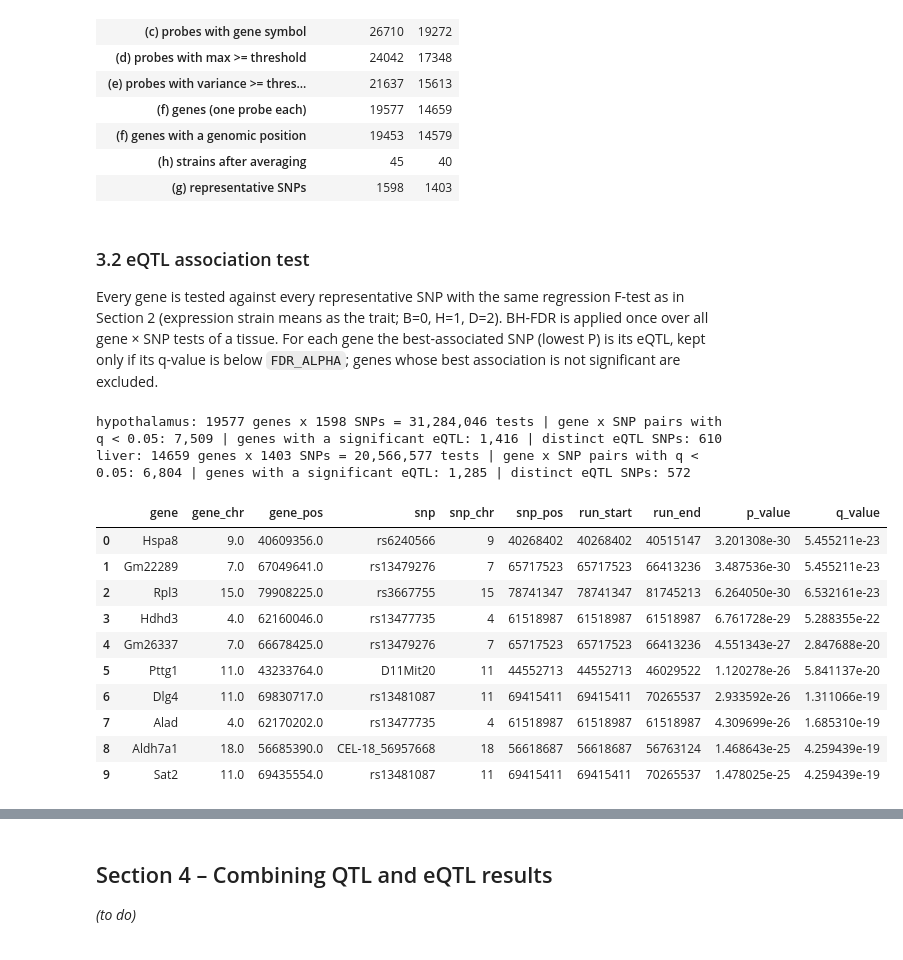
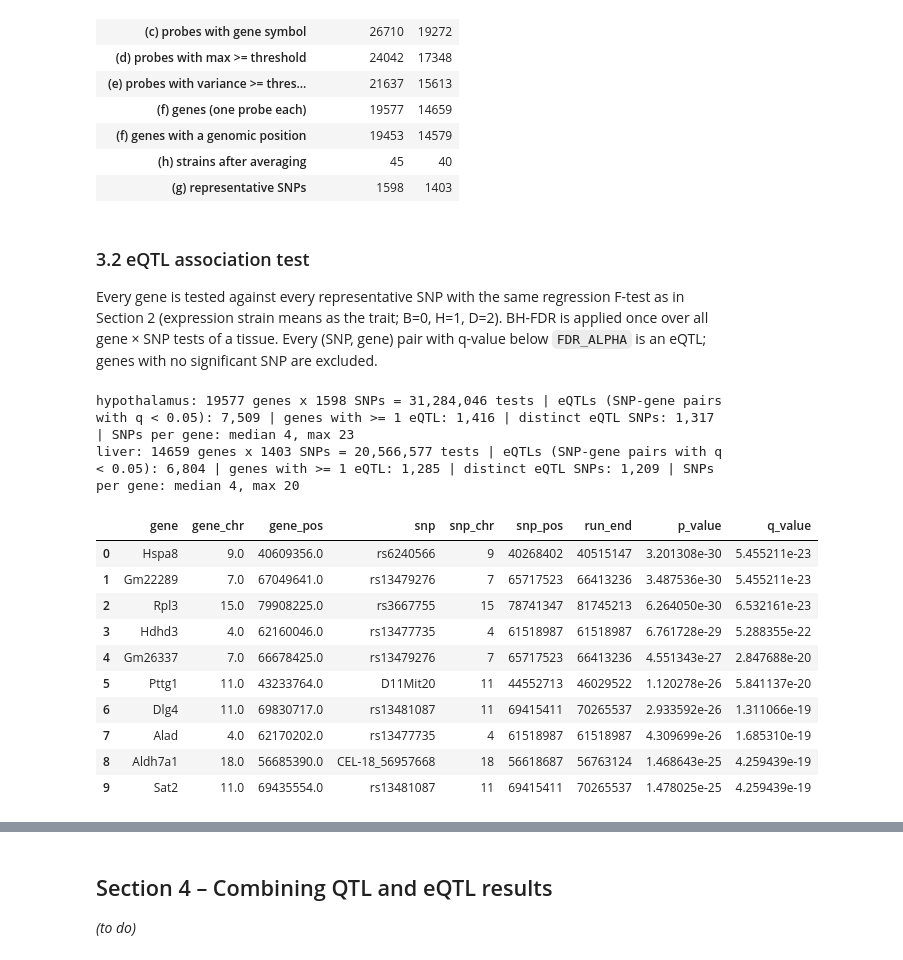
Before and after one commit to amit-sk/system-genetics-project, a Jupyter notebook: system_genetics_project.ipynb, the cells around one changed output, grey strips where cells are left out. Drawn from its saved outputs; the diff is of its cells as text; code cells hidden in the pictures.

```diff
--- a/system_genetics_project.ipynb
+++ b/system_genetics_project.ipynb
@@ -387,7 +387,7 @@ def average_per_strain(expression, strain_per_array):
 def representative_snps(strains):
     """(g) Genotypes restricted to `strains` (genome order). Consecutive SNPs carrying identical genotypes across
     these strains (unknown calls 'U' included in the comparison) give identical association results; each such run is
-    represented by its first SNP, and the run's genomic span (RunStart-RunEnd) and size are recorded.
+    represented by its first SNP, and the run's end position (RunEnd) and size are recorded (the run starts at the SNP).
     Returns the SNP table, the encoded SNP x strain matrix and the strain order."""
     strain_columns = [strain for strain in STRAINS if strain in set(strains)]
     ordered = genotypes.sort_values(['Chr', 'Position']).reset_index(drop=True)
@@ -396,7 +396,7 @@ def representative_snps(strains):
     same_as_previous = (calls[1:] == calls[:-1]).all(axis=1) & same_chromosome
     is_representative = np.concatenate([[True], ~same_as_previous])
     run_id = np.cumsum(is_representative)
-    runs = ordered.groupby(run_id)['Position'].agg(RunStart='min', RunEnd='max', RunSize='size')
+    runs = ordered.groupby(run_id)['Position'].agg(RunEnd='max', RunSize='size')
     snp_table = ordered.loc[is_representative, ['Locus', 'Chr', 'Position']].reset_index(drop=True)
     snp_table = pd.concat([snp_table, runs.reset_index(drop=True)], axis=1)
     return snp_table, encode_genotypes(ordered.loc[is_representative], strain_columns), strain_columns
@@ -451,7 +451,7 @@ plt.tight_layout(); plt.show()
 for tissue in TISSUES:
     runs = snp_table[tissue]
     print(f'{tissue}: {len(runs)} representative SNPs; run size median {runs.RunSize.median():.0f} (max {runs.RunSize.max()}), '
-          f'run span median {(runs.RunEnd - runs.RunStart).median() / 1e6:.2f} Mb (max {(runs.RunEnd - runs.RunStart).max() / 1e6:.1f} Mb)')
+          f'run span median {(runs.RunEnd - runs.Position).median() / 1e6:.2f} Mb (max {(runs.RunEnd - runs.Position).max() / 1e6:.1f} Mb)')
 pd.DataFrame(step_counts)
 # %% [output]
 hypothalamus: 34760 probes x 89 arrays; strains not in the genotype file (dropped): ['B6D2', 'BXD92A', 'C57BL/6J', 'D2B6F1', 'DBA/2J']
@@ -476,60 +476,59 @@ liver: 1403 representative SNPs; run size median 2 (max 14), run span median 0.4
 
 Every gene is tested against every representative SNP with the same regression F-test as in Section 2
 (expression strain means as the trait; B=0, H=1, D=2). BH-FDR is applied once over all gene × SNP tests of a tissue.
-For each gene the best-associated SNP (lowest P) is its eQTL, kept only if its q-value is below `FDR_ALPHA`;
-genes whose best association is not significant are excluded.
+Every (SNP, gene) pair with q-value below `FDR_ALPHA` is an eQTL; genes with no significant SNP are excluded.
 # %%
 def eqtl_scan(strain_means, snp_matrix, snp_loci):
     """F-test P-value of every gene x SNP pair. Returns a genes x SNPs DataFrame."""
     p_values = np.vstack([f_test_all_snps(snp_matrix, gene_values)[0] for gene_values in strain_means.to_numpy()])
     return pd.DataFrame(p_values, index=strain_means.index, columns=snp_loci)
 
 
 def select_eqtls(p_values, q_values, snp_table, annotation, alpha=FDR_ALPHA):
-    """One row per gene: its best-associated SNP (lowest P) with the SNP's position and run span, the gene's position,
-    P and q. Only genes whose best SNP is significant (q < alpha) are returned."""
-    best_snp_index = np.nanargmin(p_values.to_numpy(), axis=1)
-    genes = np.arange(len(p_values))
+    """One row per significant (SNP, gene) pair (q < alpha), with the gene's position, the SNP's position and
+    the end of its run of identical SNPs, P and q."""
+    gene_index, snp_index = np.nonzero(q_values.to_numpy() < alpha)
+    genes = p_values.index[gene_index]
     eqtls = pd.DataFrame({
-        'gene': p_values.index,
-        'gene_chr': annotation.loc[p_values.index, 'chr'].to_numpy(),
-        'gene_pos': annotation.loc[p_values.index, 'pos'].to_numpy(),
-        'snp': snp_table['Locus'].to_numpy()[best_snp_index],
-        'snp_chr': snp_table['Chr'].to_numpy()[best_snp_index],
-        'snp_pos': snp_table['Position'].to_numpy()[best_snp_index],
-        'run_start': snp_table['RunStart'].to_numpy()[best_snp_index],
-        'run_end': snp_table['RunEnd'].to_numpy()[best_snp_index],
-        'p_value': p_values.to_numpy()[genes, best_snp_index],
-        'q_value': q_values.to_numpy()[genes, best_snp_index],
+        'gene': genes,
+        'gene_chr': annotation.loc[genes, 'chr'].to_numpy(),
+        'gene_pos': annotation.loc[genes, 'pos'].to_numpy(),
+        'snp': snp_table['Locus'].to_numpy()[snp_index],
+        'snp_chr': snp_table['Chr'].to_numpy()[snp_index],
+        'snp_pos': snp_table['Position'].to_numpy()[snp_index],
+        'run_end': snp_table['RunEnd'].to_numpy()[snp_index],
+        'p_value': p_values.to_numpy()[gene_index, snp_index],
+        'q_value': q_values.to_numpy()[gene_index, snp_index],
     })
-    return eqtls[eqtls['q_value'] < alpha].sort_values('p_value').reset_index(drop=True)
+    return eqtls.sort_values('p_value').reset_index(drop=True)
 
 
 eqtl_p_values, eqtl_q_values, eqtls = {}, {}, {}
 for tissue in TISSUES:
     p_values = eqtl_scan(expression[tissue], snp_matrix[tissue], snp_table[tissue]['Locus'])
     q_values = pd.DataFrame(bh_fdr(p_values.to_numpy().ravel()).reshape(p_values.shape),
                             index=p_values.index, columns=p_values.columns)
     eqtl_p_values[tissue], eqtl_q_values[tissue] = p_values, q_values
     eqtls[tissue] = select_eqtls(p_values, q_values, snp_table[tissue], gene_annotation[tissue])
     eqtls[tissue].to_csv(f'{RESULTS_DIR}/eqtl_{tissue}.csv', index=False)
     n_tests = int(p_values.notna().sum().sum())
     print(f'{tissue}: {p_values.shape[0]} genes x {p_values.shape[1]} SNPs = {n_tests:,} tests | '
-          f'gene x SNP pairs with q < {FDR_ALPHA}: {int((q_values < FDR_ALPHA).sum().sum()):,} | '
-          f'genes with a significant eQTL: {len(eqtls[tissue]):,} | distinct eQTL SNPs: {eqtls[tissue].snp.nunique():,}')
+          f'eQTLs (SNP-gene pairs with q < {FDR_ALPHA}): {len(eqtls[tissue]):,} | '
+          f'genes with >= 1 eQTL: {eqtls[tissue].gene.nunique():,} | distinct eQTL SNPs: {eqtls[tissue].snp.nunique():,} | '
+          f'SNPs per gene: median {eqtls[tissue].groupby("gene").size().median():.0f}, max {eqtls[tissue].groupby("gene").size().max()}')
 
 eqtls['hypothalamus'].head(10)
 # %% [output]
-hypothalamus: 19577 genes x 1598 SNPs = 31,284,046 tests | gene x SNP pairs with q < 0.05: 7,509 | genes with a significant eQTL: 1,416 | distinct eQTL SNPs: 610
-liver: 14659 genes x 1403 SNPs = 20,566,577 tests | gene x SNP pairs with q < 0.05: 6,804 | genes with a significant eQTL: 1,285 | distinct eQTL SNPs: 572
+hypothalamus: 19577 genes x 1598 SNPs = 31,284,046 tests | eQTLs (SNP-gene pairs with q < 0.05): 7,509 | genes with >= 1 eQTL: 1,416 | distinct eQTL SNPs: 1,317 | SNPs per gene: median 4, max 23
+liver: 14659 genes x 1403 SNPs = 20,566,577 tests | eQTLs (SNP-gene pairs with q < 0.05): 6,804 | genes with >= 1 eQTL: 1,285 | distinct eQTL SNPs: 1,209 | SNPs per gene: median 4, max 20
-|  | gene | gene_chr | gene_pos | snp | snp_chr | snp_pos | run_start | run_end | p_value | q_value |
-| 0 | Hspa8 | 9.0 | 40609356.0 | rs6240566 | 9 | 40268402 | 40268402 | 40515147 | 3.201308e-30 | 5.455211e-23 |
-| 1 | Gm22289 | 7.0 | 67049641.0 | rs13479276 | 7 | 65717523 | 65717523 | 66413236 | 3.487536e-30 | 5.455211e-23 |
-| 2 | Rpl3 | 15.0 | 79908225.0 | rs3667755 | 15 | 78741347 | 78741347 | 81745213 | 6.264050e-30 | 6.532161e-23 |
-| 3 | Hdhd3 | 4.0 | 62160046.0 | rs13477735 | 4 | 61518987 | 61518987 | 61518987 | 6.761728e-29 | 5.288355e-22 |
-| 4 | Gm26337 | 7.0 | 66678425.0 | rs13479276 | 7 | 65717523 | 65717523 | 66413236 | 4.551343e-27 | 2.847688e-20 |
-| 5 | Pttg1 | 11.0 | 43233764.0 | D11Mit20 | 11 | 44552713 | 44552713 | 46029522 | 1.120278e-26 | 5.841137e-20 |
-| 6 | Dlg4 | 11.0 | 69830717.0 | rs13481087 | 11 | 69415411 | 69415411 | 70265537 | 2.933592e-26 | 1.311066e-19 |
-| 7 | Alad | 4.0 | 62170202.0 | rs13477735 | 4 | 61518987 | 61518987 | 61518987 | 4.309699e-26 | 1.685310e-19 |
-| 8 | Aldh7a1 | 18.0 | 56685390.0 | CEL-18_56957668 | 18 | 56618687 | 56618687 | 56763124 | 1.468643e-25 | 4.259439e-19 |
-| 9 | Sat2 | 11.0 | 69435554.0 | rs13481087 | 11 | 69415411 | 69415411 | 70265537 | 1.478025e-25 | 4.259439e-19 |
+|  | gene | gene_chr | gene_pos | snp | snp_chr | snp_pos | run_end | p_value | q_value |
+| 0 | Hspa8 | 9.0 | 40609356.0 | rs6240566 | 9 | 40268402 | 40515147 | 3.201308e-30 | 5.455211e-23 |
+| 1 | Gm22289 | 7.0 | 67049641.0 | rs13479276 | 7 | 65717523 | 66413236 | 3.487536e-30 | 5.455211e-23 |
+| 2 | Rpl3 | 15.0 | 79908225.0 | rs3667755 | 15 | 78741347 | 81745213 | 6.264050e-30 | 6.532161e-23 |
+| 3 | Hdhd3 | 4.0 | 62160046.0 | rs13477735 | 4 | 61518987 | 61518987 | 6.761728e-29 | 5.288355e-22 |
+| 4 | Gm26337 | 7.0 | 66678425.0 | rs13479276 | 7 | 65717523 | 66413236 | 4.551343e-27 | 2.847688e-20 |
+| 5 | Pttg1 | 11.0 | 43233764.0 | D11Mit20 | 11 | 44552713 | 46029522 | 1.120278e-26 | 5.841137e-20 |
+| 6 | Dlg4 | 11.0 | 69830717.0 | rs13481087 | 11 | 69415411 | 70265537 | 2.933592e-26 | 1.311066e-19 |
+| 7 | Alad | 4.0 | 62170202.0 | rs13477735 | 4 | 61518987 | 61518987 | 4.309699e-26 | 1.685310e-19 |
+| 8 | Aldh7a1 | 18.0 | 56685390.0 | CEL-18_56957668 | 18 | 56618687 | 56763124 | 1.468643e-25 | 4.259439e-19 |
+| 9 | Sat2 | 11.0 | 69435554.0 | rs13481087 | 11 | 69415411 | 70265537 | 1.478025e-25 | 4.259439e-19 |
```
Also changed, not shown: parts of 12 cells of this notebook, 4 other files.
